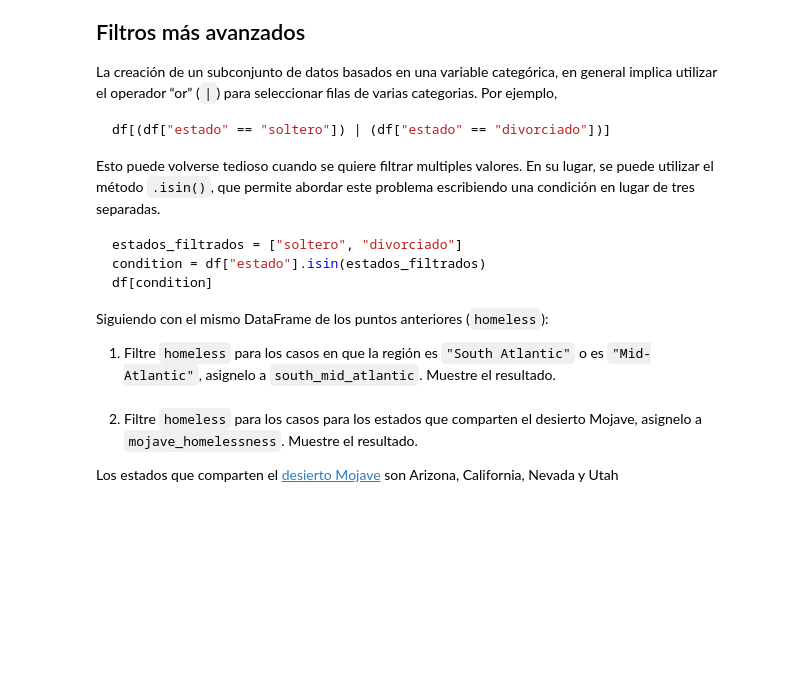
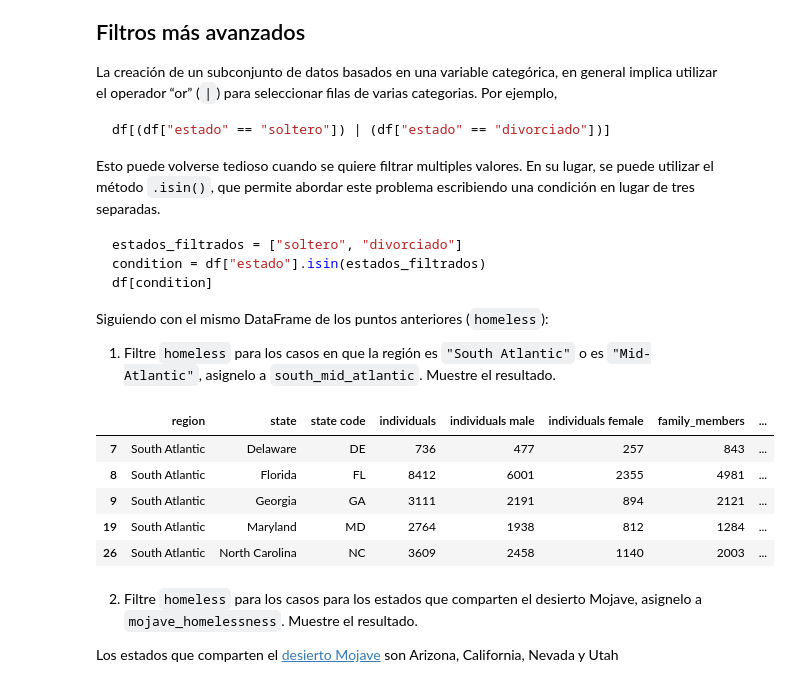
Before and after one commit to FaustoJuarez/Especialidad-IA-UBA, a Jupyter notebook: IIA/clase-1/Ejercitacion/4 - Ejercicios Pandas - Homeless.ipynb, the cells around one changed output. Saved outputs shown, nothing was run; the diff lists cells and outputs as text; code cells hidden in the pictures; blank space fills up the shorter version.

```diff
--- a/IIA/clase-1/Ejercitacion/4 - Ejercicios Pandas - Homeless.ipynb
+++ b/IIA/clase-1/Ejercitacion/4 - Ejercicios Pandas - Homeless.ipynb
@@ -356,7 +360,15 @@ Siguiendo con el mismo DataFrame de los puntos anteriores (`homeless`):
 
 1. Filtre  `homeless` para los casos en que la región es `"South Atlantic"` o es `"Mid-Atlantic"`, asignelo a `south_mid_atlantic`. Muestre el resultado.
 # %%
-___ = homeless[homeless[___].isin([___, ___])]
+south_mid_atlantic = homeless[homeless["region"].isin(["South Atlantic", "Mid-Atlantic"])]
+south_mid_atlantic.head()
+# %% [output]
+|  | region | state | state code | individuals | individuals male | individuals female | family_members | ... |
+| 7 | South Atlantic | Delaware | DE | 736 | 477 | 257 | 843 | ... |
+| 8 | South Atlantic | Florida | FL | 8412 | 6001 | 2355 | 4981 | ... |
+| 9 | South Atlantic | Georgia | GA | 3111 | 2191 | 894 | 2121 | ... |
+| 19 | South Atlantic | Maryland | MD | 2764 | 1938 | 812 | 1284 | ... |
+| 26 | South Atlantic | North Carolina | NC | 3609 | 2458 | 1140 | 2003 | ... |
 # %% [markdown]
 2. Filtre  `homeless` para los casos para los estados que comparten el desierto Mojave, asignelo a `mojave_homelessness`. Muestre el resultado.
 
```
Also changed, not shown: parts of 8 cells of this notebook.
